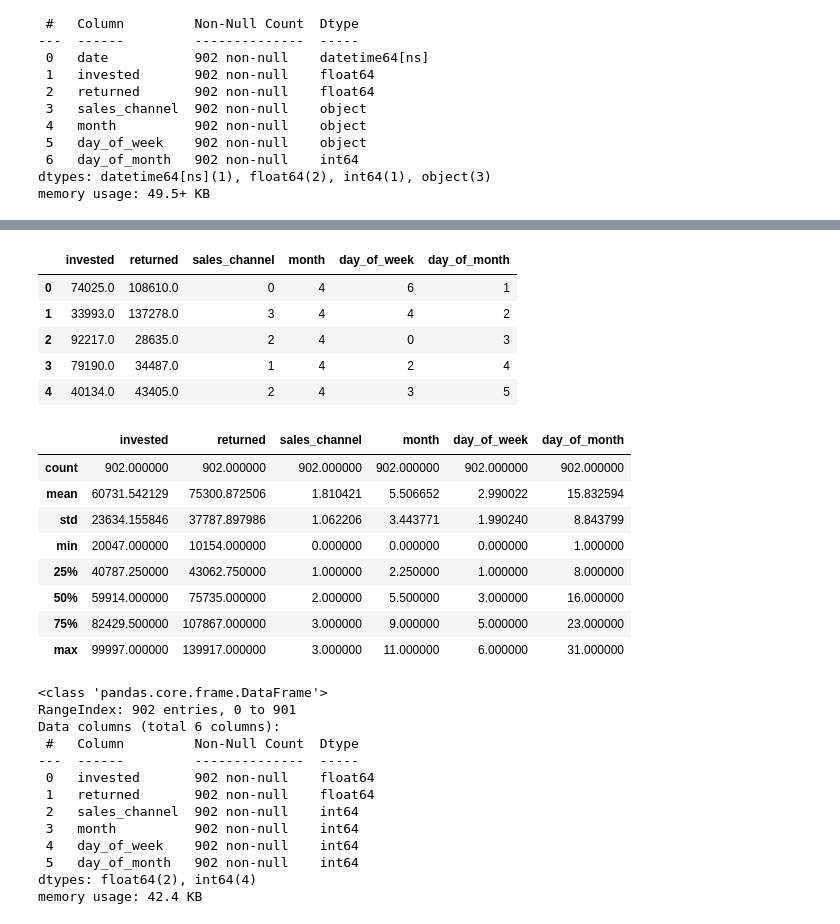
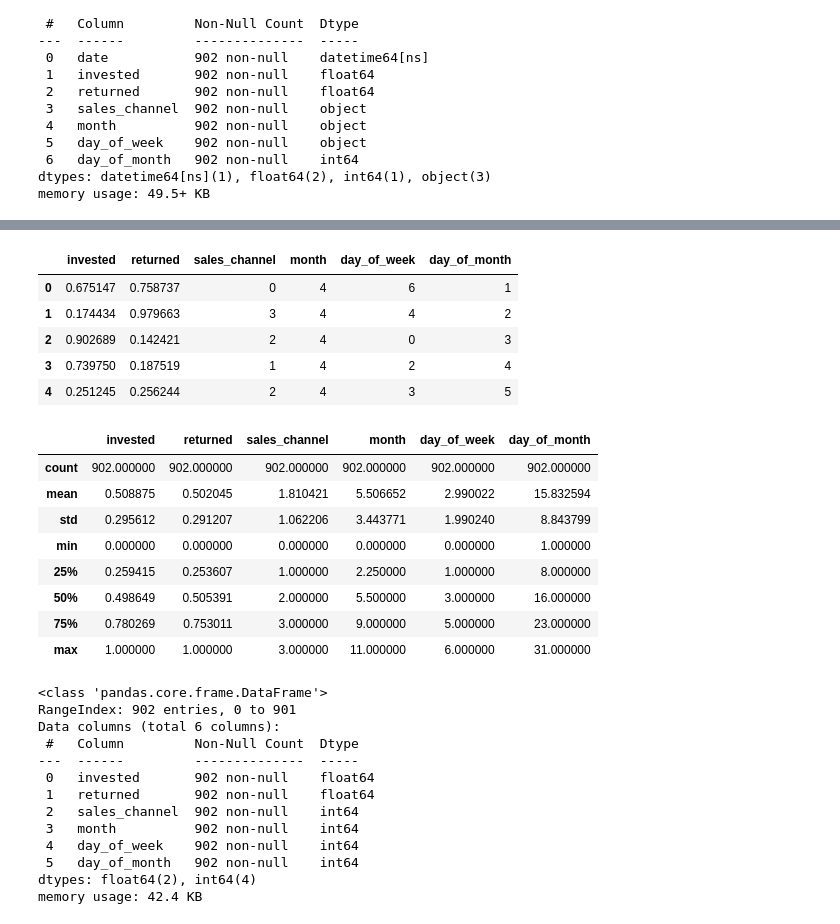
Before and after one commit to eduardochaves1/marketing-campaign, a Jupyter notebook: assets/ML_MODEL.ipynb, the cells around one changed output, grey strips where cells are left out. Saved outputs shown, nothing was run; the diff lists cells and outputs as text; code cells hidden in the pictures.

Commit message:
ML_MODEL notebook finished

```diff
--- a/assets/ML_MODEL.ipynb
+++ b/assets/ML_MODEL.ipynb
@@ -23,7 +25,7 @@ def pipeline(path):
 
   return df.reset_index(drop=True)
 # %%
-df = pipeline('data.csv')
+df = pipeline('../data.csv')
 # %%
 df
 # %% [output]
@@ -78,0 +64,11 @@ categorical_features
+# %%
+minMaxScaler_fit = [(feature, MinMaxScaler().fit(df[feature].values.reshape(-1,1))) for feature in ['invested', 'returned']]
+
+joblib.dump(minMaxScaler_fit, '../minMaxScaler_fit.jbl')
+# exporting the fitted features from the data tu use later on
+# the deployed model
+
+for feature, scaler in minMaxScaler_fit:
+  df[feature] = scaler.transform(df[feature].values.reshape(-1,1))
+
+df.head()
@@ -79,34 +82,34 @@ categorical_features
 # %%
-labelEncoder_fit = [(feature, LabelEncoder().fit(df[feature])) for feature in categorical_features.columns]
+labelEncoder_fit = [(feature, LabelEncoder().fit(df[feature])) for feature in df.select_dtypes('object').columns]
 
-# joblib.dump(labelEncoder_fit, './assets/labelEncoder_fit.jbl')
+joblib.dump(labelEncoder_fit, '../labelEncoder_fit.jbl')
 # exporting the fitted features from the data tu use later on
 # the deployed model
 
 for feature, fit in labelEncoder_fit:
   df[feature] = fit.transform(df[feature])
   # transforming the categorical features from string to 1,2,3...
 
 df.head()
 # %% [output]
 |  | invested | returned | sales_channel | month | day_of_week | day_of_month |
-| 0 | 74025.0 | 108610.0 | 0 | 4 | 6 | 1 |
-| 1 | 33993.0 | 137278.0 | 3 | 4 | 4 | 2 |
-| 2 | 92217.0 | 28635.0 | 2 | 4 | 0 | 3 |
-| 3 | 79190.0 | 34487.0 | 1 | 4 | 2 | 4 |
-| 4 | 40134.0 | 43405.0 | 2 | 4 | 3 | 5 |
+| 0 | 0.675147 | 0.758737 | 0 | 4 | 6 | 1 |
+| 1 | 0.174434 | 0.979663 | 3 | 4 | 4 | 2 |
+| 2 | 0.902689 | 0.142421 | 2 | 4 | 0 | 3 |
+| 3 | 0.739750 | 0.187519 | 1 | 4 | 2 | 4 |
+| 4 | 0.251245 | 0.256244 | 2 | 4 | 3 | 5 |
 # %%
 df.describe()
 # %% [output]
 |  | invested | returned | sales_channel | month | day_of_week | day_of_month |
 | count | 902.000000 | 902.000000 | 902.000000 | 902.000000 | 902.000000 | 902.000000 |
-| mean | 60731.542129 | 75300.872506 | 1.810421 | 5.506652 | 2.990022 | 15.832594 |
-| std | 23634.155846 | 37787.897986 | 1.062206 | 3.443771 | 1.990240 | 8.843799 |
-| min | 20047.000000 | 10154.000000 | 0.000000 | 0.000000 | 0.000000 | 1.000000 |
-| 25% | 40787.250000 | 43062.750000 | 1.000000 | 2.250000 | 1.000000 | 8.000000 |
-| 50% | 59914.000000 | 75735.000000 | 2.000000 | 5.500000 | 3.000000 | 16.000000 |
-| 75% | 82429.500000 | 107867.000000 | 3.000000 | 9.000000 | 5.000000 | 23.000000 |
-| max | 99997.000000 | 139917.000000 | 3.000000 | 11.000000 | 6.000000 | 31.000000 |
+| mean | 0.508875 | 0.502045 | 1.810421 | 5.506652 | 2.990022 | 15.832594 |
+| std | 0.295612 | 0.291207 | 1.062206 | 3.443771 | 1.990240 | 8.843799 |
+| min | 0.000000 | 0.000000 | 0.000000 | 0.000000 | 0.000000 | 1.000000 |
+| 25% | 0.259415 | 0.253607 | 1.000000 | 2.250000 | 1.000000 | 8.000000 |
+| 50% | 0.498649 | 0.505391 | 2.000000 | 5.500000 | 3.000000 | 16.000000 |
+| 75% | 0.780269 | 0.753011 | 3.000000 | 9.000000 | 5.000000 | 23.000000 |
+| max | 1.000000 | 1.000000 | 3.000000 | 11.000000 | 6.000000 | 31.000000 |
 # %%
 df.info()
 # %% [output]
```
Also changed, not shown: parts of 18 cells of this notebook.
